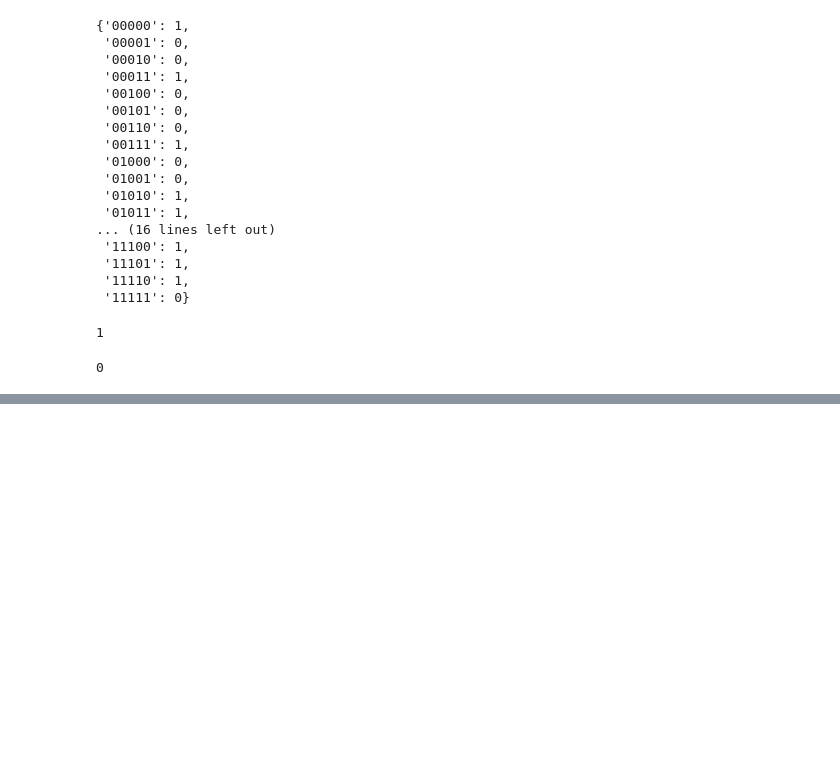
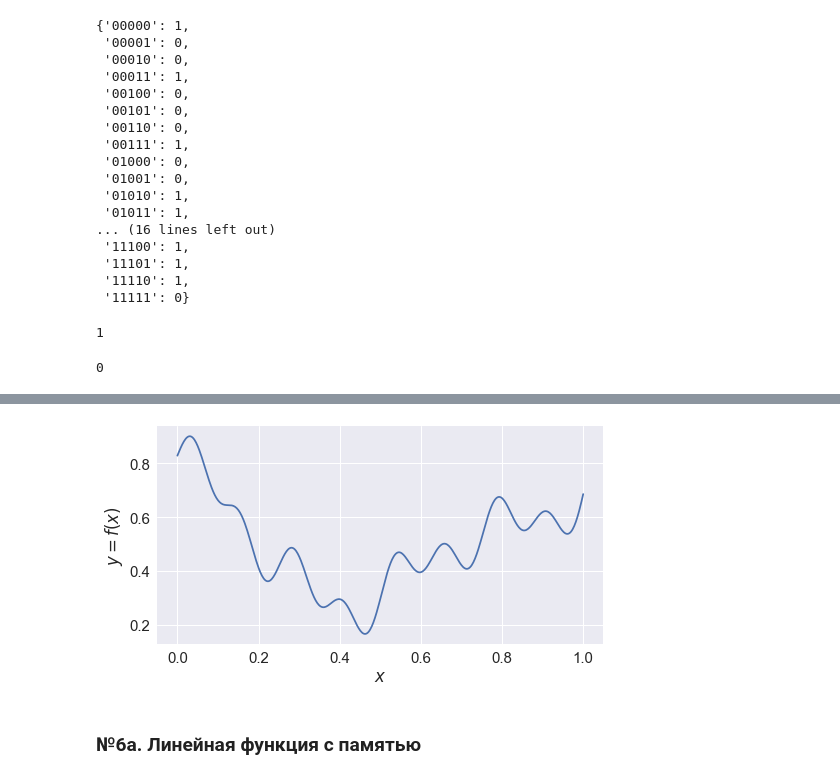
Before and after one commit to vaddya/neural-networks, a Jupyter notebook: lab0/code/lab0.ipynb, the cells around one changed output, grey strips where cells are left out. Saved outputs shown, nothing was run; the diff lists cells and outputs as text; code cells hidden in the pictures; blank space fills up the shorter version.

```diff
--- a/lab0/code/lab0.ipynb
+++ b/lab0/code/lab0.ipynb
@@ -182,0 +204,16 @@ plt.show()
+# %%
+def f5(x):
+    return (np.sin(50 * x) + np.sin(25 * x) + np.sin(10 * x) + np.cos(10 * x) + \
+        np.exp(x - 1) + np.cosh(3 * (1-x)) + np.cosh(3 * x)) / 15
+# %%
+x_5 = np.linspace(0, 1, 500)
+y_5 = f5(x_5)
+fig = plt.figure(1, figsize=(8, 4))
+plt.plot(x_5, y_5, '-', markersize=5)
+plt.xlabel('$x$')
+plt.ylabel('$y=f(x)$')
+plt.show()
+# %% [output]
+[figure, added]
+# %% [markdown]
+### №6a. Линейная функция с памятью
```
Also changed, not shown: parts of 48 cells of this notebook.
